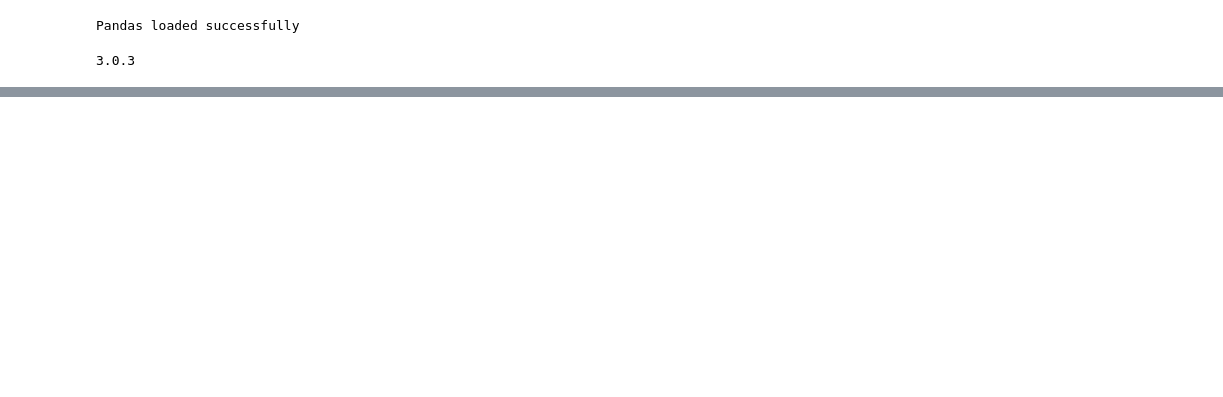
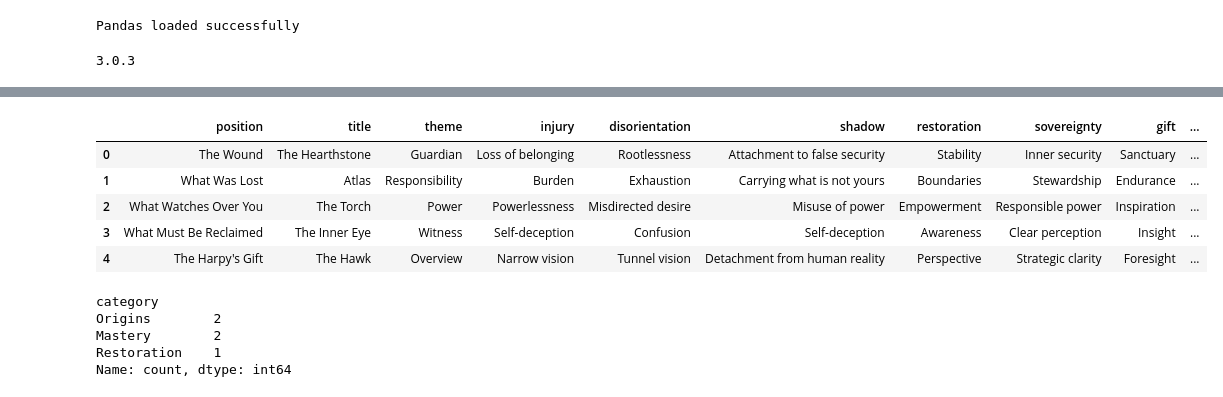
Before and after one commit to Dark-Folio-Press/The-Oracle-Of-Harpies, a Jupyter notebook: notebooks/harpies_deck.ipynb, the cells around one changed output, grey strips where cells are left out. Cells and saved outputs as stored; diff of their text form; code cells hidden in the pictures; blank space fills up the shorter version.

```diff
--- a/notebooks/harpies_deck.ipynb
+++ b/notebooks/harpies_deck.ipynb
@@ -90,0 +430,12 @@ FileNotFoundError: [Errno 2] No such file or directory: 'harpy_cards.csv'
+# %%
+positions = [
+    "The Wound",
+    "What Was Lost",
+    "What Watches Over You",
+    "What Must Be Reclaimed",
+    "The Harpy's Gift"
+]
+
+flock = flock.reset_index(drop=True)
+
+flock["position"] = positions
@@ -90,0 +489,30 @@ FileNotFoundError: [Errno 2] No such file or directory: 'harpy_cards.csv'
+# %%
+flock[
+    [
+        "position",
+        "title",
+        "theme",
+        "injury",
+        "disorientation",
+        "shadow",
+        "restoration",
+        "sovereignty",
+        "gift",
+        "category"
+    ]
+]
+# %% [output]
+|  | position | title | theme | injury | disorientation | shadow | restoration | sovereignty | gift | ... |
+| 0 | The Wound | The Hearthstone | Guardian | Loss of belonging | Rootlessness | Attachment to false security | Stability | Inner security | Sanctuary | ... |
+| 1 | What Was Lost | Atlas | Responsibility | Burden | Exhaustion | Carrying what is not yours | Boundaries | Stewardship | Endurance | ... |
+| 2 | What Watches Over You | The Torch | Power | Powerlessness | Misdirected desire | Misuse of power | Empowerment | Responsible power | Inspiration | ... |
+| 3 | What Must Be Reclaimed | The Inner Eye | Witness | Self-deception | Confusion | Self-deception | Awareness | Clear perception | Insight | ... |
+| 4 | The Harpy's Gift | The Hawk | Overview | Narrow vision | Tunnel vision | Detachment from human reality | Perspective | Strategic clarity | Foresight | ... |
+# %%
+flock["category"].value_counts()
+# %% [output]
+category
+Origins        2
+Mastery        2
+Restoration    1
+Name: count, dtype: int64
```
Also changed, not shown: parts of 39 cells of this notebook, 5 other files.
